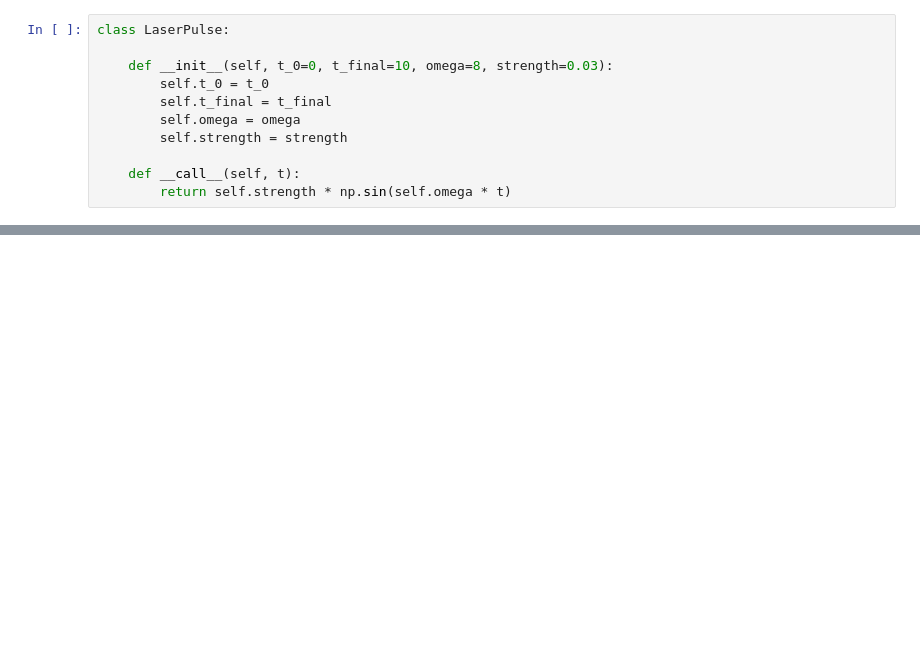
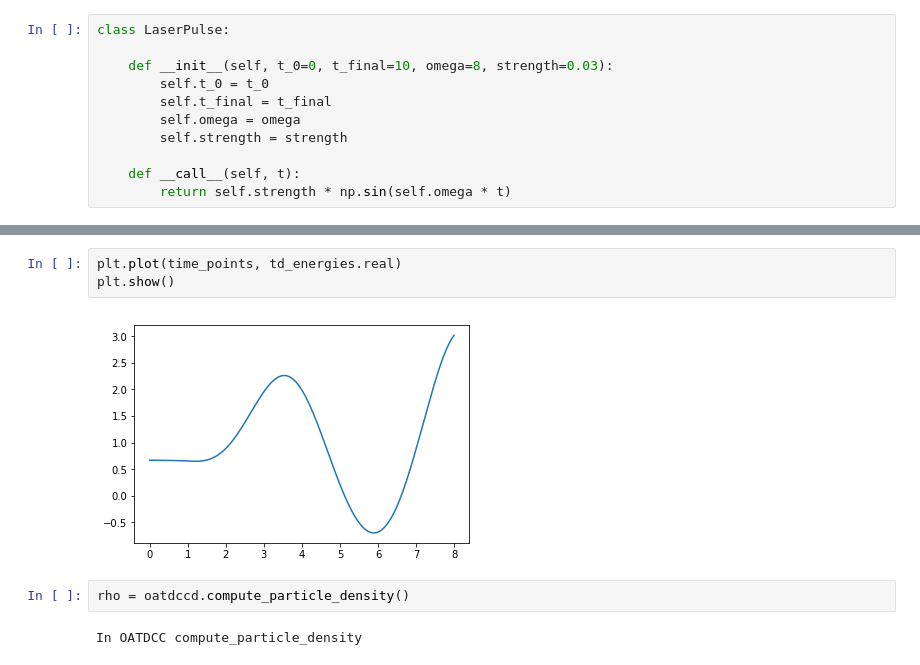
Before and after one commit to HyQD/coupled-cluster, a Jupyter notebook: scripts/2d-ho-quantum-dot-nocc.ipynb, the cells around one changed output, grey strips where cells are left out. Saved outputs shown, nothing was run; the diff lists cells and outputs as text; blank space fills up the shorter version.

```diff
--- a/scripts/2d-ho-quantum-dot-nocc.ipynb
+++ b/scripts/2d-ho-quantum-dot-nocc.ipynb
@@ -96,0 +201,9 @@ plt.show()
+# %%
+plt.plot(time_points, td_energies.real)
+plt.show()
+# %% [output]
+[figure, added]
+# %%
+rho = oatdccd.compute_particle_density()
+# %% [output]
+In OATDCC compute_particle_density
```
Also changed, not shown: parts of 12 cells of this notebook.
